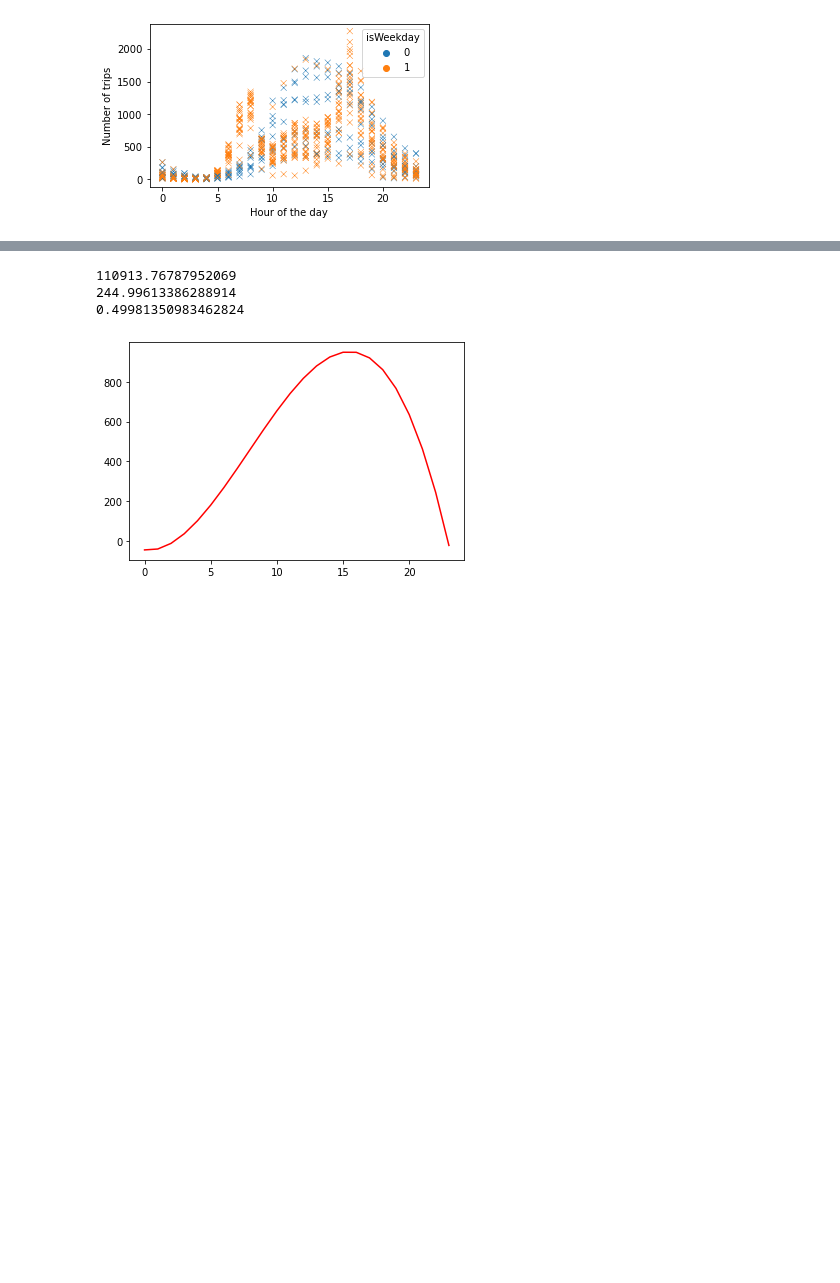
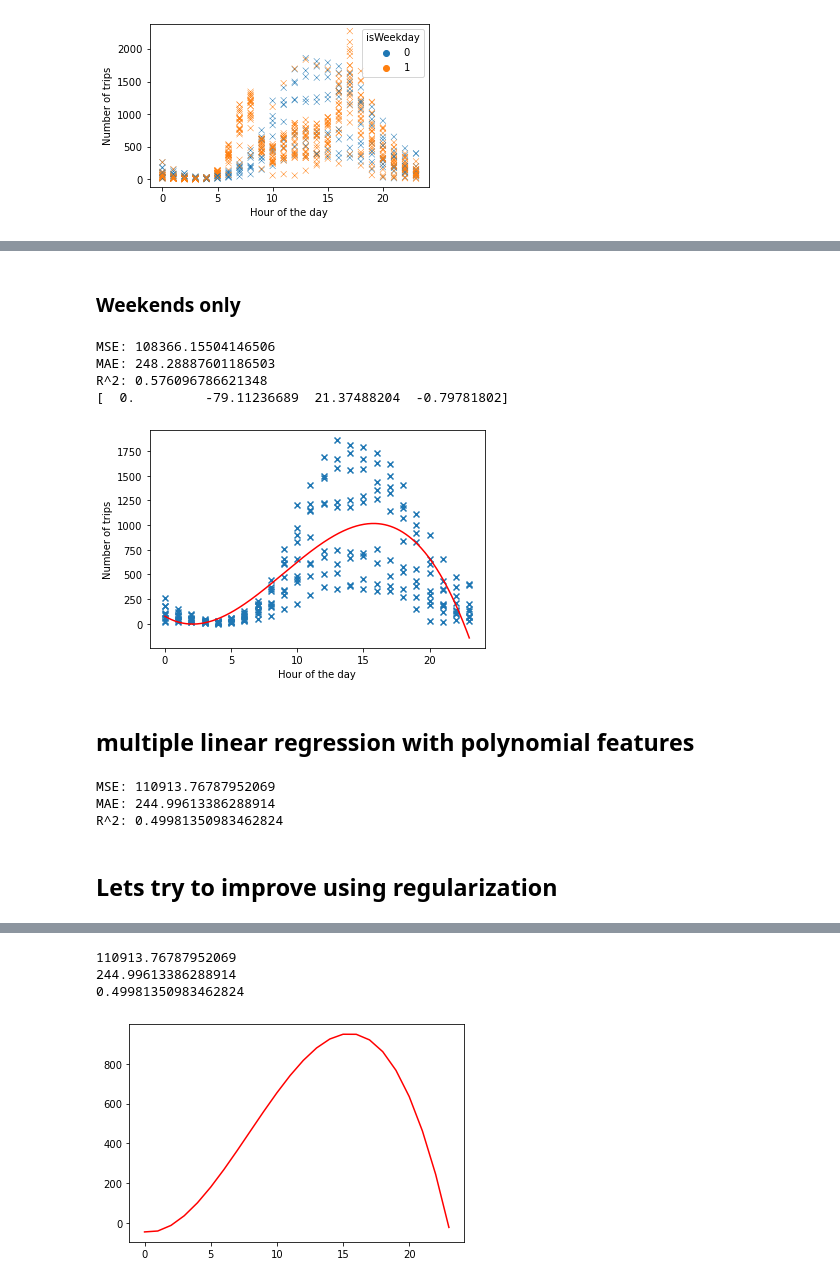
Before and after one commit to agruenb/PrescriptiveStruggle_BikeSharing, a Jupyter notebook: adrianWorkspace/getting familiar with predictions.ipynb, the cells around one changed output, grey strips where cells are left out. Saved outputs shown, nothing was run; the diff lists cells and outputs as text; code cells hidden in the pictures; blank space fills up the shorter version.

```diff
--- a/adrianWorkspace/getting familiar with predictions.ipynb
+++ b/adrianWorkspace/getting familiar with predictions.ipynb
@@ -114,0 +145,36 @@ plt.show()
+# %% [markdown]
+### Weekends only
+# %%
+regr(may_weekends["hour"].values,may_weekends["number_of_trips"].values,3)
+# %% [output]
+MSE: 108366.15504146506
+MAE: 248.28887601186503
+R^2: 0.576096786621348
+[  0.         -79.11236689  21.37488204  -0.79781802]
+[figure, added]
+# %% [markdown]
+## multiple linear regression with polynomial features
+# %%
+#predict with features hour and isWeekday
+x_mult = may_hour_day[["hour","isWeekday"]]
+y_mult = may_hour_day["number_of_trips"].values;
+#create features
+PF = PolynomialFeatures(degree = 3,interaction_only = False, include_bias = True)
+x_mult_featured = PF.fit_transform(x_mult)
+# create regression
+regression = LinearRegression()
+regression.fit(x_mult_featured,y_mult)
+
+print("MSE: "+str(mean_squared_error(y_mult,regression.predict(x_mult_featured))))
+print("MAE: "+str(mean_absolute_error(y_mult,regression.predict(x_mult_featured))))
+print("R^2: "+ str(r2_score(y_mult,regression.predict(x_mult_featured))))
+#print(regression.coef_)
+#pred_values = np.array([[10, 1]])
+#print(regression.predict(PF.fit_transform(pd.DataFrame(data = pred_values))))
+#PF.get_feature_names()
+# %% [output]
+MSE: 110913.76787952069
+MAE: 244.99613386288914
+R^2: 0.49981350983462824
+# %% [markdown]
+## Lets try to improve using regularization
```
Also changed, not shown: parts of 17 cells of this notebook.
